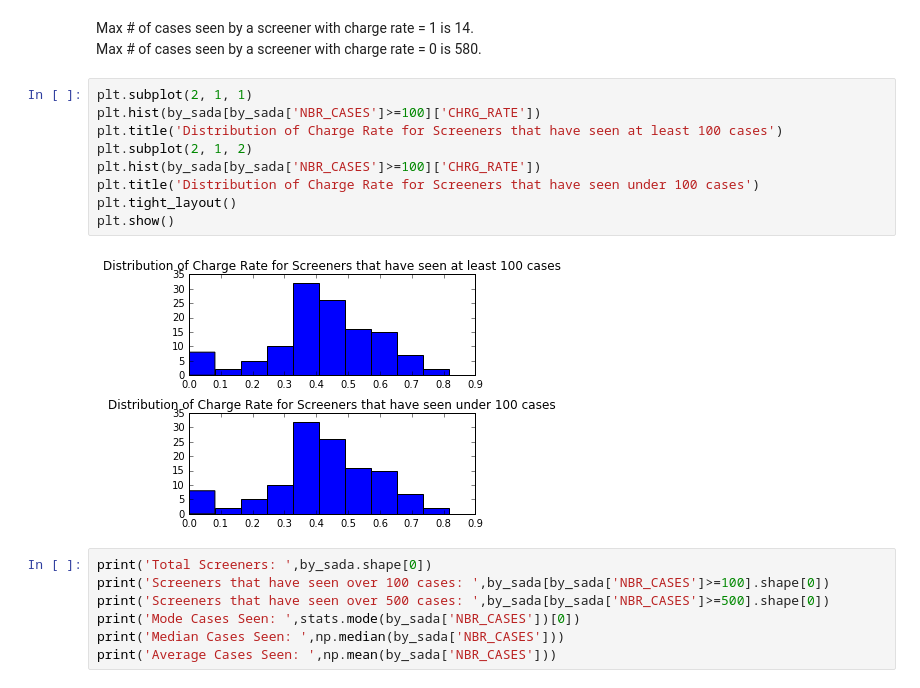
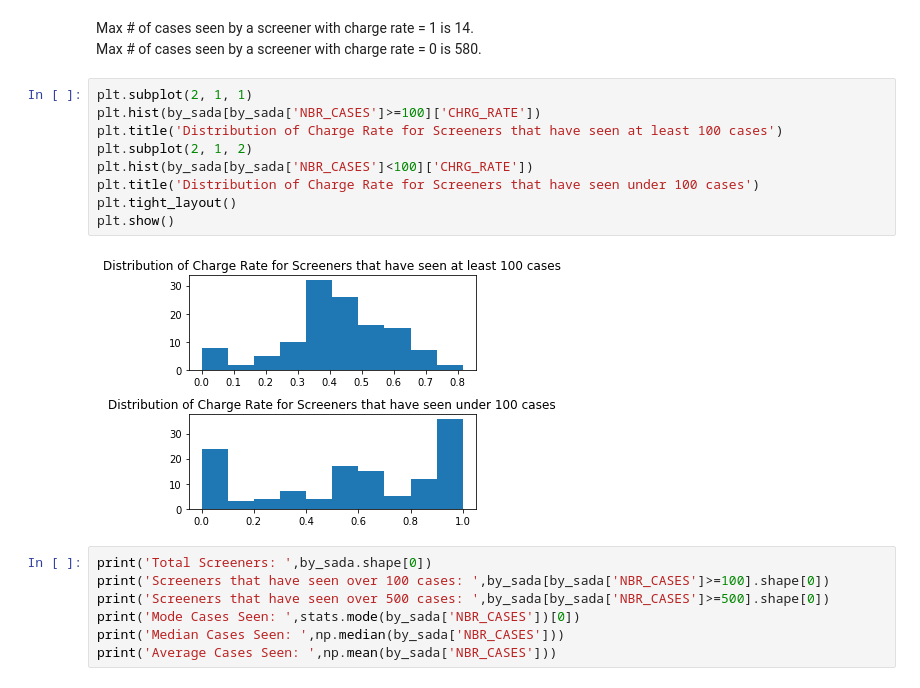
Before and after one commit to da1933/NODA, a Jupyter notebook: Screeners.ipynb, the cells around one changed output. Saved outputs shown, nothing was run; the diff lists cells and outputs as text.

Commit message:
Added charge rate by leniency chart

```diff
--- a/Screeners.ipynb
+++ b/Screeners.ipynb
@@ -46,14 +46,14 @@ Max # of cases seen by a screener with charge rate = 0 is 580.
 # %%
 plt.subplot(2, 1, 1)
 plt.hist(by_sada[by_sada['NBR_CASES']>=100]['CHRG_RATE'])
 plt.title('Distribution of Charge Rate for Screeners that have seen at least 100 cases')
 plt.subplot(2, 1, 2)
-plt.hist(by_sada[by_sada['NBR_CASES']>=100]['CHRG_RATE'])
+plt.hist(by_sada[by_sada['NBR_CASES']<100]['CHRG_RATE'])
 plt.title('Distribution of Charge Rate for Screeners that have seen under 100 cases')
 plt.tight_layout()
 plt.show()
 # %% [output]
-[figure, old version]
+[figure, new version]
 # %%
 print('Total Screeners: ',by_sada.shape[0])
 print('Screeners that have seen over 100 cases: ',by_sada[by_sada['NBR_CASES']>=100].shape[0])
```
Also changed, not shown: parts of 14 cells of this notebook.
